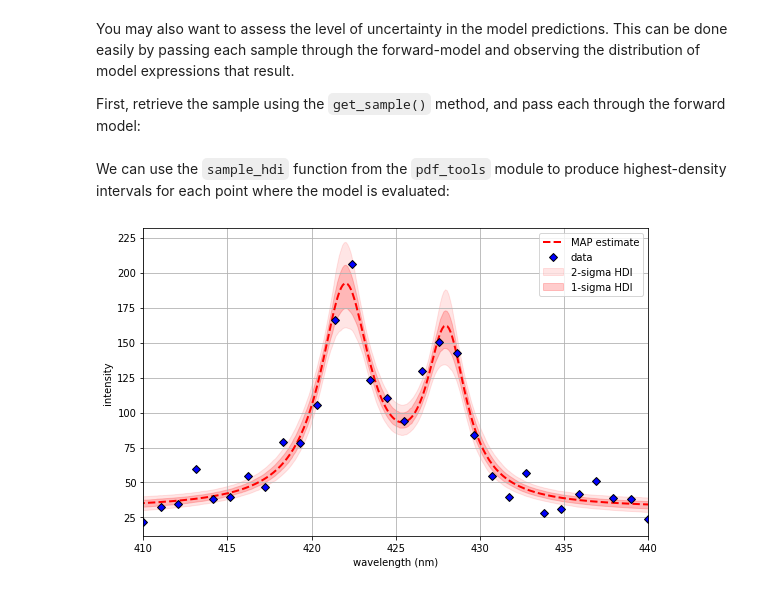
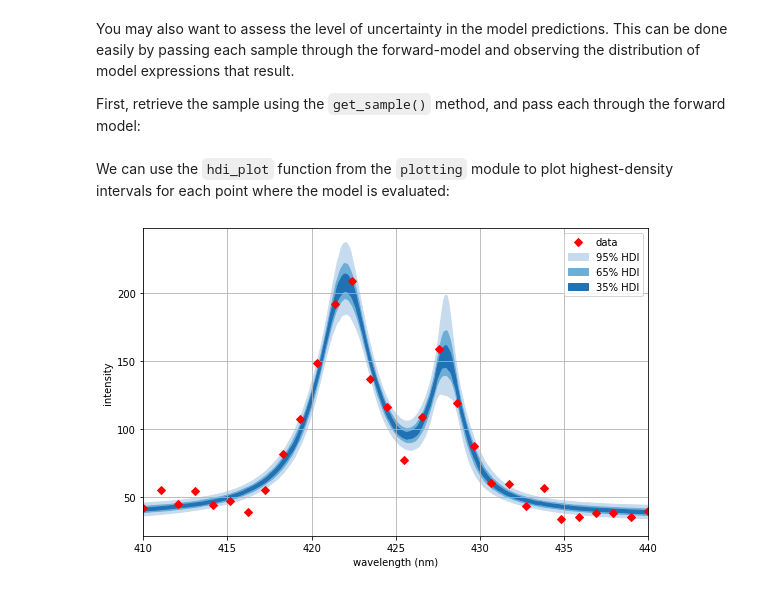
Before and after one commit to C-bowman/inference-tools, a Jupyter notebook: demos/peak_fitting_demo.ipynb, the cells around one changed output. Drawn from its saved outputs; the diff is of its cells as text; code cells hidden in the pictures.

Commit message:
Added a new function inference.plotting.hdi_plot, for plotting highest-density intervals

```diff
--- a/demos/peak_fitting_demo.ipynb
+++ b/demos/peak_fitting_demo.ipynb
@@ -152,29 +152,23 @@ sample = chain.get_sample()
 # pass each through the forward model
 curves = array([ posterior.forward_model(x_fits, theta) for theta in sample])
 # %% [markdown]
-We can use the `sample_hdi` function from the `pdf_tools` module to produce highest-density intervals for each point where the model is evaluated:
+We can use the `hdi_plot` function from the `plotting` module to plot highest-density intervals for each point where the model is evaluated:
 # %%
-from inference.pdf_tools import sample_hdi
-hdi_1sigma = array([sample_hdi(c, 0.683) for c in curves.T])
-hdi_2sigma = array([sample_hdi(c, 0.955) for c in curves.T])
-
 # construct the plot
 plt.figure(figsize = (8,5))
-# plot the 1 and 2-sigma highest-density intervals
-plt.fill_between(x_fits, hdi_2sigma[:,0], hdi_2sigma[:,1], color = 'red', alpha = 0.10, label = '2-sigma HDI')
-plt.fill_between(x_fits, hdi_1sigma[:,0], hdi_1sigma[:,1], color = 'red', alpha = 0.20, label = '1-sigma HDI')
-# plot the MAP estimate
-MAP = posterior.forward_model(x_fits, chain.mode())
-plt.plot(x_fits, MAP, c = 'red', lw = 2, ls = 'dashed', label = 'MAP estimate')
+
+# plot all the intervals
+from inference.plotting import hdi_plot
+hdi_plot(x_fits, curves, intervals = (0.35, 0.65, 0.95))
+
 # plot the data
-plt.plot( x_data, y_data, 'D', c = 'blue', markeredgecolor = 'black', markersize = 5, label = 'data')
-# configure the plot
+plt.plot( x_data, y_data, 'D', c = 'red', label = 'data')
 plt.xlabel('wavelength (nm)')
 plt.ylabel('intensity')
 plt.xlim([410, 440])
 plt.legend()
 plt.grid()
 plt.tight_layout()
 plt.show()
 # %% [output]
-[figure, old version]
+[figure, new version]
```
Also changed, not shown: parts of 5 cells of this notebook, 2 other files.
